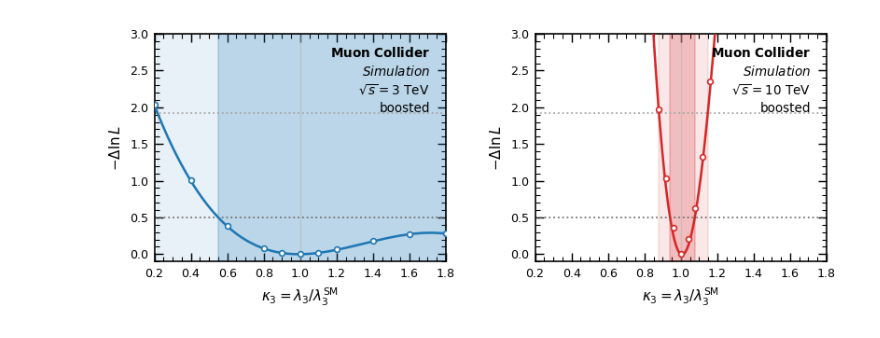
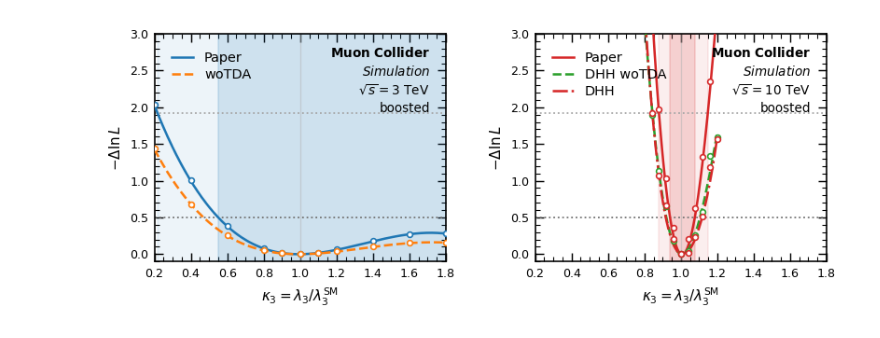
Before and after one commit to FeiChinzz/HHproduction, a Jupyter notebook: mucollider_hhvv/dll_plot.ipynb, the cells around one changed output. Saved outputs shown, nothing was run; the diff lists cells and outputs as text; code cells hidden in the pictures.

```diff
--- a/mucollider_hhvv/dll_plot.ipynb
+++ b/mucollider_hhvv/dll_plot.ipynb
@@ -12,11 +12,13 @@ import paper_style as ps; ps.set_style(); ps.compact_12()
 # re-anchored at kappa3=1 below), fit window (None = use all points).
 K_3TEV   = np.array([0.2, 0.4, 0.6, 0.8, 0.9, 1.0, 1.1, 1.2, 1.4, 1.6, 1.8])
 DLL_3TEV = np.array([2.0323589640135147, 1.0026563782442466, 0.38625998474891743, 0.08209702434603816, 0.01867676746251412, 0.0, 0.021188942514065445, 0.0658606444545935, 0.18780994387455507, 0.2665079902572298, 0.2861000862477603])   # REPLACE with your 3 TeV scan
+DLL_3TEV_woTDA = np.array([1.4333173934970924, 0.6792959552931608, 0.26136834394892716, 0.05549710187641388, 0.012142101361162005, 0.0, 0.012351394840203866, 0.03756365235106074, 0.10605471895105012, 0.15113697351716482, 0.16175323685648202])
 WIN_3TEV = None
 
 K_10TEV   = np.array([0.8, 0.84, 0.88, 0.92, 0.96, 1, 1.04, 1.08, 1.12, 1.16, 1.2])
 DLL_10TEV = np.array([5.390230968299612, 3.4191532573963253, 1.9700141464683343, 1.033281104115753, 0.3635378465576524, 0.0, 0.20581223369753143, 0.6304249434351785, 1.3274954653068223, 2.354489671207422, 3.445849533271196])
-                                         # REPLACE with your boosted 10 TeV scan
+DLL_10TEV_DHH = np.array([3.5023793864830566, 1.918865570041504, 1.0750609702682254, 0.6677223621625217, 0.20697627815329156, 0.0, 0.022510156097666822, 0.2318463588601105, 0.514280729514951, 1.1821716554607065, 1.570018388765419])
+DLL_10TEV_DHH_woTDA = np.array([3.336311343195405, 1.8990051980456712, 1.1360805371629112, 0.6457323940358606, 0.1876062133797518, 0.0, 0.04084911852618234, 0.2612171597015447, 0.5770992708682741, 1.3324620016343829, 1.5920436551551518])
 WIN_10TEV = (0.8, 1.2)                   # suggested: fit only the refined grid
 
 TAG_EXTRA = 'boosted'                    # region label inside the panel
@@ -51,32 +53,71 @@ def poly4_cl(k, dll, window=None, n_fine=5000):
                 lo68=lo68, hi68=hi68, lo95=lo95, hi95=hi95)
 
 
-PANELS = [
-    ('3 TeV',  ps.C_3TEV,  K_3TEV,  DLL_3TEV,  WIN_3TEV),
-    ('10 TeV', ps.C_10TEV, K_10TEV, DLL_10TEV, WIN_10TEV),
+# 重新組織 PANELS，讓每個 Panel 可以包裝多條數據
+PANELS_DATA = [
+    {
+        'title': '3 TeV',
+        'lines': [
+            {'label': 'Paper', 'c': ps.C_3TEV, 'k': K_3TEV, 'dll': DLL_3TEV, 'win': WIN_3TEV, 'ls': '-'},
+            {'label': 'woTDA',   'c': 'C1',      'k': K_3TEV, 'dll': DLL_3TEV_woTDA, 'win': WIN_3TEV, 'ls': '--'}
+        ]
+    },
+    {
+        'title': '10 TeV',
+        'lines': [
+            {'label': 'Paper',   'c': ps.C_10TEV, 'k': K_10TEV, 'dll': DLL_10TEV, 'win': WIN_10TEV, 'ls': '-'},
+            {'label': 'DHH woTDA', 'c': 'C2',       'k': K_10TEV, 'dll': DLL_10TEV_DHH_woTDA, 'win': WIN_10TEV, 'ls': '--'},
+            {'label': 'DHH',       'c': 'C3',       'k': K_10TEV, 'dll': DLL_10TEV_DHH, 'win': WIN_10TEV, 'ls': '-.'}
+        ]
+    }
 ]
 
 fig, ax = plt.subplots(1, 2, figsize=ps.SIZE12)
-for a, (name, c, k, dll, win) in zip(ax, PANELS):
-    P = poly4_cl(k, dll, win)
-    a.axvspan(P['lo95'], P['hi95'], color=c, alpha=0.10, zorder=1)   # 95% band
-    a.axvspan(P['lo68'], P['hi68'], color=c, alpha=0.22, zorder=2)   # 68% band
-    a.plot(P['kf'], P['disp'], '-', color=c, lw=1.4, zorder=4)
-    a.plot(P['k'], P['dll'], marker='o', ls='none', mfc='white', mec=c,
-           mew=0.9, ms=3.2, zorder=5)
+for a, panel in zip(ax, PANELS_DATA):
+    title = panel['title']
+
+    # 在該 panel 內迭代畫出每一條線
+    for line in panel['lines']:
+        lbl = line['label']
+        c = line['c']
+        ls = line['ls']
+
+        P = poly4_cl(line['k'], line['dll'], line['win'])
+
+        # 繪製 CI bands (這邊有把 alpha 調淡一點點，以免多條線重疊太深)
+        if lbl=='Paper':
+            a.axvspan(P['lo95'], P['hi95'], color=c, alpha=0.08, zorder=1)   # 95% band
+            a.axvspan(P['lo68'], P['hi68'], color=c, alpha=0.15, zorder=2)   # 68% band
+
+        # 繪製 Fitted Curve (加入了 linestyle(ls) 與 label 來產生圖例)
+        a.plot(P['kf'], P['disp'], ls=ls, color=c, lw=1.4, zorder=4, label=lbl)
+
+        # 繪製真實數據點
+        a.plot(P['k'], P['dll'], marker='o', ls='none', mfc='white', mec=c,
+               mew=0.9, ms=3.2, zorder=5)
+
+        # 自動印出每條線的計算結果
+        print(f'{title} [{lbl}]: 68% [{P["lo68"]:.3f}, {P["hi68"]:.3f}]   '
+              f'95% [{P["lo95"]:.3f}, {P["hi95"]:.3f}]   window={line["win"]}')
+
+    # 基本網格與標籤設定
     a.axhline(0.50, color='0.45', ls=':', lw=1.0)
     a.axhline(1.92, color='0.65', ls=':', lw=1.0)
     a.axvline(1.0, color='0.7', lw=0.7, alpha=0.5)
-    a.set_xlim(0.2, 1.8); a.set_ylim(-0.1, 3.0)
+    a.set_xlim(0.2, 1.8)
+    a.set_ylim(-0.1, 3.0)
     a.set_xticks(np.arange(0.2, 1.81, 0.2))
     a.set_xlabel(r'$\kappa_3 = \lambda_3/\lambda_3^{\rm SM}$')
     a.set_ylabel(r'$-\Delta\ln L$')
-    ps.hep_tag(a, [rf'$\sqrt{{s}}={name.split()[0]}$ TeV', TAG_EXTRA],
+
+    # 加上 hep_tag
+    ps.hep_tag(a, [rf'$\sqrt{{s}}={title.split()[0]}$ TeV', TAG_EXTRA],
                loc='upper right', simulation=True, fontsize=7.5)
-    print(f'{name}: 68% [{P["lo68"]:.3f}, {P["hi68"]:.3f}]   '
-          f'95% [{P["lo95"]:.3f}, {P["hi95"]:.3f}]   window={win}')
+
+    # 加入圖例 (因為現在有多條線了，沒圖例會分不出來)
+    a.legend(loc='upper left', frameon=False, fontsize=8)
 
 fig.tight_layout(w_pad=2.0)
-fig.savefig(OUTPDF, bbox_inches='tight')
+# fig.savefig(OUTPDF, bbox_inches='tight')
 print(f'saved {OUTPDF}')
 # %% [output]
@@ -85,5 +129,5 @@ print(f'saved {OUTPDF}')
 saved /root/data/mucollider/two_boosted/generated_fig/fig_result_boosted_hypo_k3.pdf
-[figure, old version]
+[figure, new version]
 # %%
 # ══════════════════ EDIT HERE ═══════════════════════════════════════════
 # Case-1 scans (null = no HH).  DUMMY values = your Colab boosted scans.
```
Also changed, not shown: parts of 2 cells of this notebook, 2 other files.
